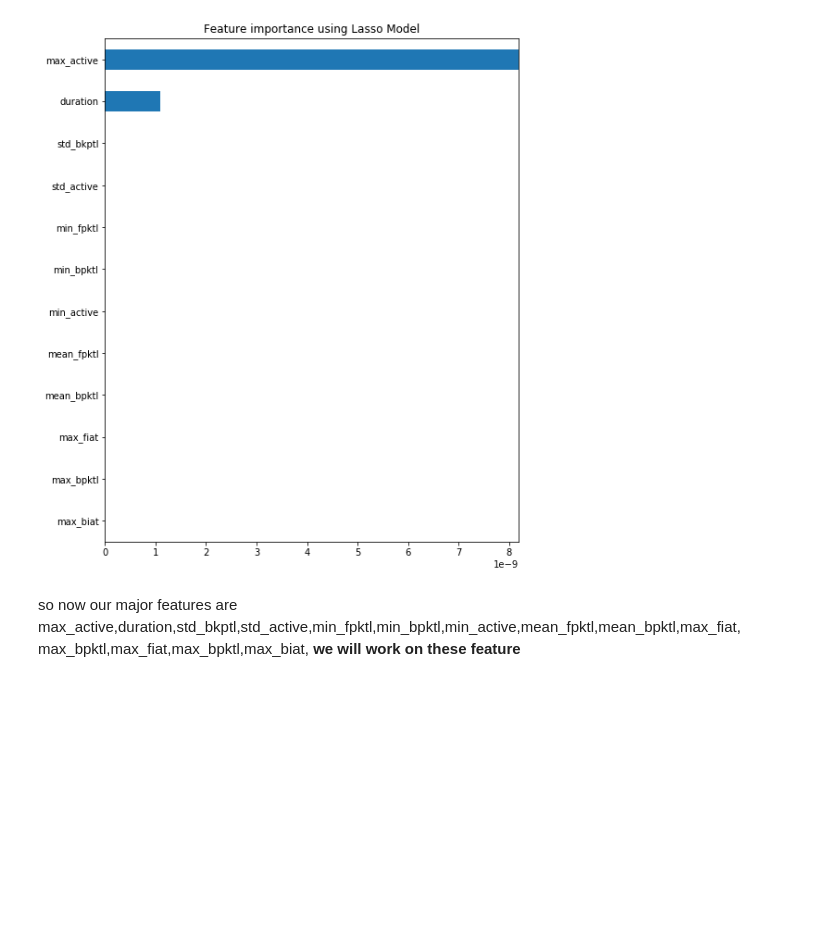
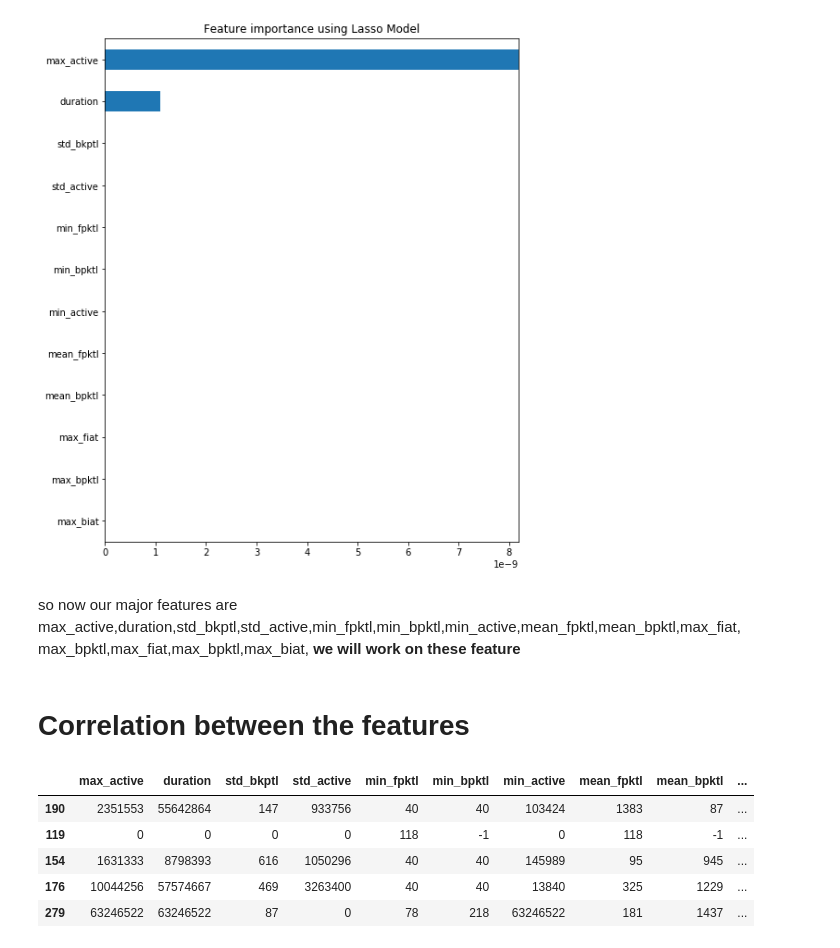
Before and after one commit to NSoni25/Botnet-Detection-Project, a Jupyter notebook: Botnet_Detection.ipynb, the cells around one changed output. Drawn from its saved outputs; the diff is of its cells as text; code cells hidden in the pictures; blank space fills up the shorter version.

```diff
--- a/Botnet_Detection.ipynb
+++ b/Botnet_Detection.ipynb
@@ -229,3 +227,5 @@ Text(0.5, 1.0, 'Feature importance using Lasso Model')
 # %% [markdown]
 so now our major features are max_active,duration,std_bkptl,std_active,min_fpktl,min_bpktl,min_active,mean_fpktl,mean_bpktl,max_fiat,
 max_bpktl,max_fiat,max_bpktl,max_biat, **we will work on these feature**
+# %% [markdown]
+# Correlation between the features
@@ -231,0 +235,9 @@ max_bpktl,max_fiat,max_bpktl,max_biat, **we will work on these feature**
+# %%
+feature_coorelation.head()
+# %% [output]
+|  | max_active | duration | std_bkptl | std_active | min_fpktl | min_bpktl | min_active | mean_fpktl | mean_bpktl | ... |
+| 190 | 2351553 | 55642864 | 147 | 933756 | 40 | 40 | 103424 | 1383 | 87 | ... |
+| 119 | 0 | 0 | 0 | 0 | 118 | -1 | 0 | 118 | -1 | ... |
+| 154 | 1631333 | 8798393 | 616 | 1050296 | 40 | 40 | 145989 | 95 | 945 | ... |
+| 176 | 10044256 | 57574667 | 469 | 3263400 | 40 | 40 | 13840 | 325 | 1229 | ... |
+| 279 | 63246522 | 63246522 | 87 | 0 | 78 | 218 | 63246522 | 181 | 1437 | ... |
```
Also changed, not shown: parts of 9 cells of this notebook.
